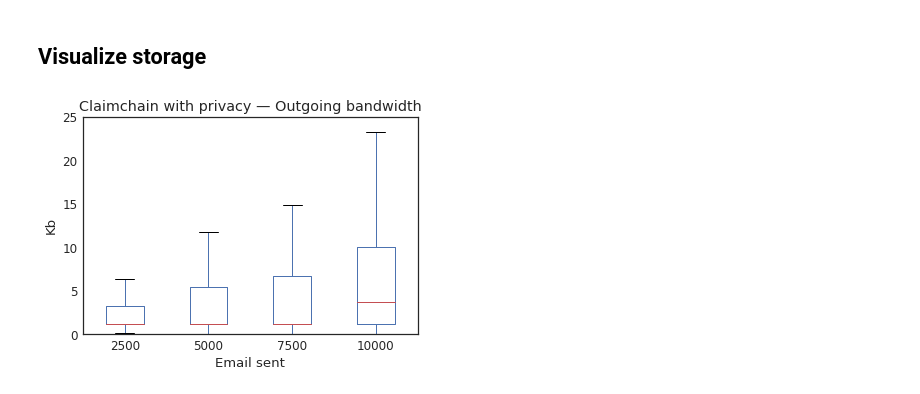
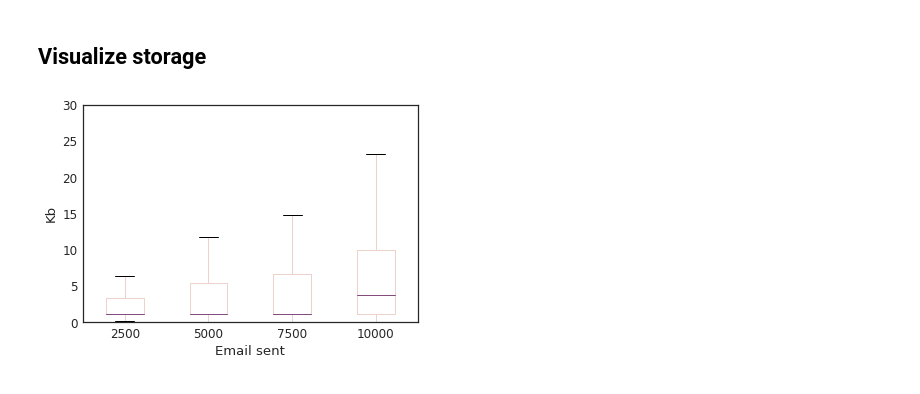
Before and after one commit to claimchain/claimchain-simulations, a Jupyter notebook: notebooks/run_scenarios.ipynb, the cells around one changed output. Cells and saved outputs as stored; diff of their text form; code cells hidden in the pictures.

```diff
--- a/notebooks/run_scenarios.ipynb
+++ b/notebooks/run_scenarios.ipynb
@@ -26,4 +25,5 @@ from scripts.parse_enron import Message
 # %%
 sns.set_context("paper", font_scale=1.5)
 sns.set_style("white")
-sns.set_palette("deep")
+# sns.set_palette("deep")
+sns.set_palette(sns.cubehelix_palette(n_colors=4))
@@ -165,12 +177,12 @@ breakpoints = [int(i) for i in np.linspace(0, LOG_SIZE, 11)]
 #     context = Context(enron_log[i : i + LOG_CHUNK_SIZE], social_graph=social_graph)
 #     with dynamic_private_setting.as_default():
 #         private_reports.append(simulate_claimchain(context))
-#     with open('private_claimchain_report-%d.pkl' % i, 'wb') as h:
+#     with open('reports/private_claimchain_report-%d.pkl' % i, 'wb') as h:
 #         pickle.dump(private_reports[-1], h)
 
 # Load reports
 for i in breakpoints[:-1]:
-    with open('private_claimchain_report-%d.pkl' % i, 'rb') as h:
+    with open('reports/private_claimchain_report-%d.pkl' % i, 'rb') as h:
         report = pickle.load(h)
         private_reports.append(report)
 # %% [markdown]
@@ -214,10 +226,14 @@ def get_average_enc_status_data(report, mask=None, batch_size=1000):
 
     return enc_avg_data
 # %%
+summaries = []
+
 for i, (offset, report) in enumerate(zip(breakpoints, private_reports)):
-    print('@%d' % offset)
+    display(HTML('<h4>@%d</h4>' % offset))
     a = get_average_enc_status_data(report)
     b = get_average_enc_status_data(report,
         mask=report.participants_type_data==ParticipantsTypes.userset)
-    display(pd.concat({'global': a, 'userset': b}, axis=1))
+    df = pd.concat({'global': a, 'userset': b}, axis=1)
+    summaries.append(df)
+    display(df)
 # %% [output]
@@ -370,18 +452,19 @@ def get_average_storage_data(report, batch_size=2500):
     return bandwidth_data, gossip_storage_data, local_storage_data
 # %%
 report = private_reports[4]
-bandwidth_data, gossip_storage_data, local_storage_data = \
+private_bandwidth_data, private_gossip_storage_data, private_local_storage_data = \
     get_average_storage_data(report)
+public_bandwidth_data, public_gossip_storage_data, public_local_storage_data = \
+    get_average_storage_data(public_report)
 # %%
 fig, ax = plt.subplots()
 
 ax.legend(frameon=True, loc="right bottom")
-ax.set_title("%s — Outgoing bandwidth" % scenario_name)
 ax.set_ylabel("Kb")
 ax.set_xlabel("Email sent")
-ax.set_ylim(0, 25)
-bandwidth_data.plot.box(ax=ax)
+ax.set_ylim(0, 30)
+private_bandwidth_data.plot.box(ax=ax)
 
-fig.savefig(scenario_name.lower().replace(' ', '_') + '_bandwidth.pdf')
+fig.savefig('images/private_bandwidth.pdf')
 # %% [output]
-[figure, old version]
+[figure, new version]
```
Also changed, not shown: parts of 21 cells of this notebook, 9 other files.
